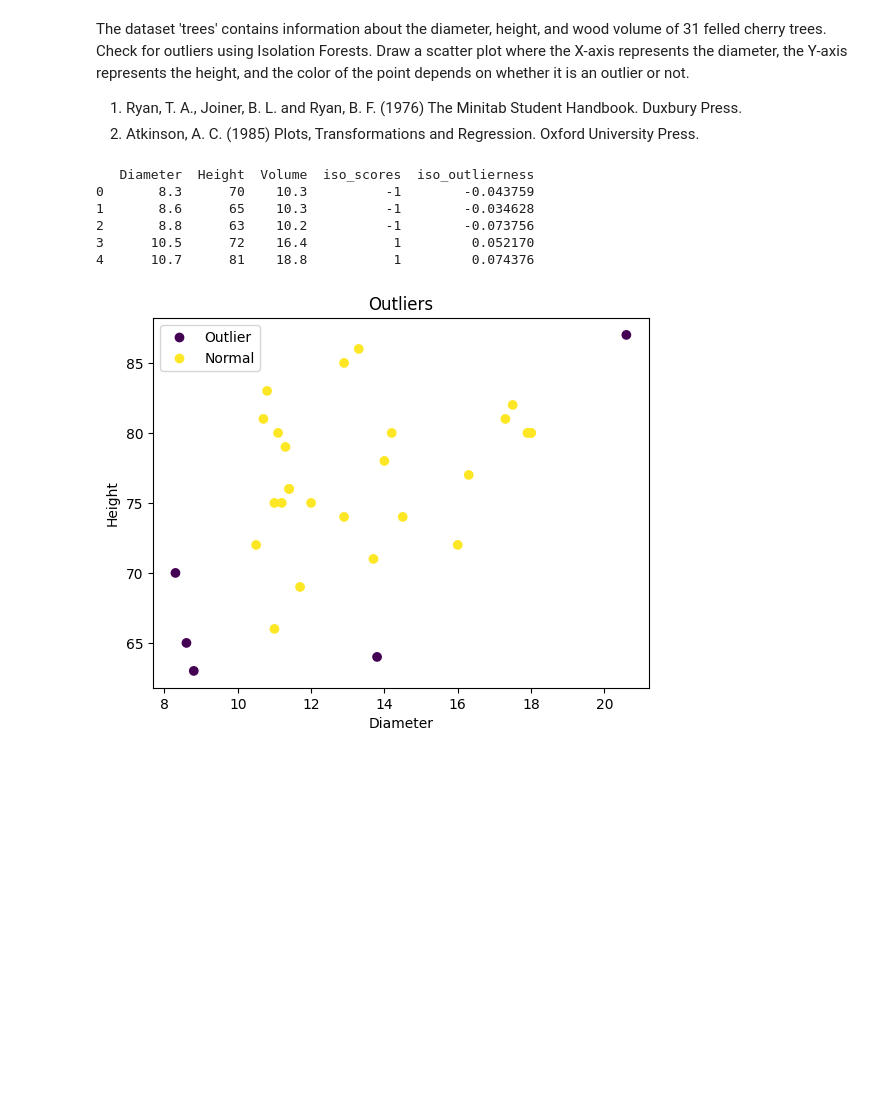
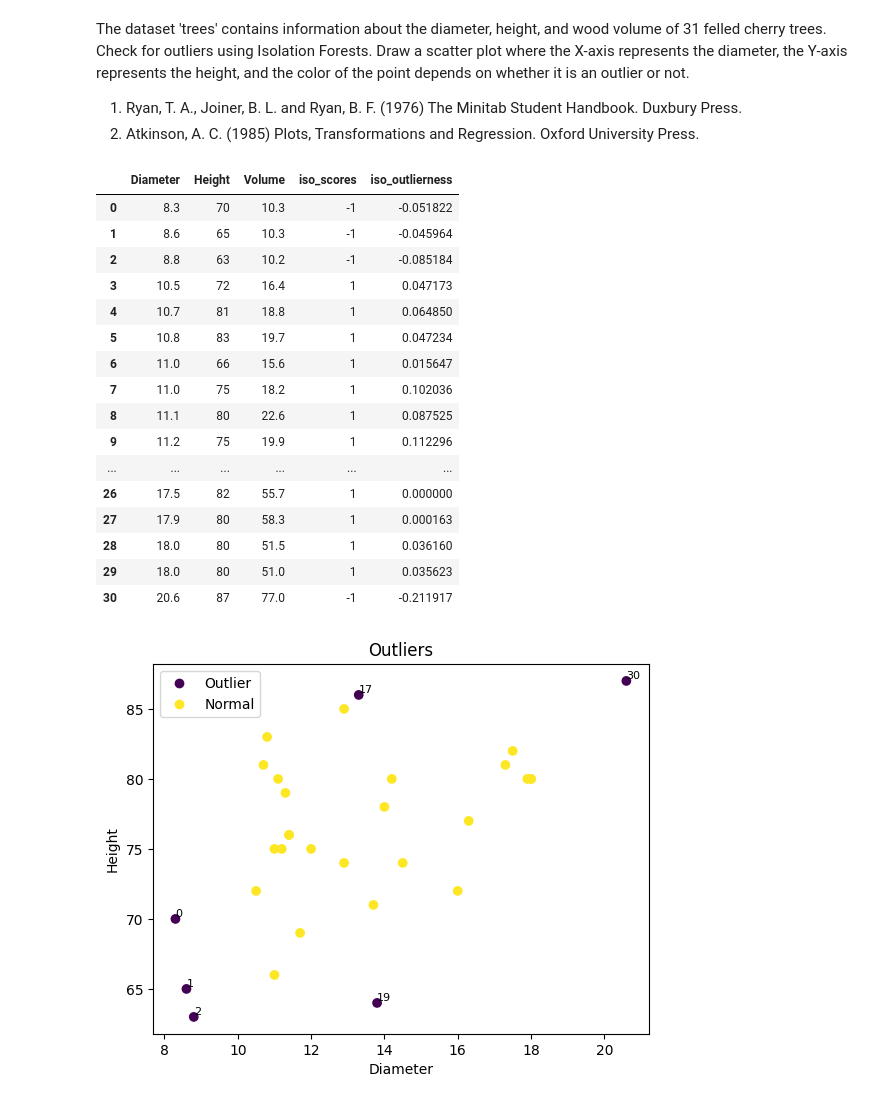
Before and after one commit to mkjmdski/aiwd-python2, a Jupyter notebook: uczenie-maszynowe/solutions/exercises.ipynb, the cells around one changed output. Saved outputs shown, nothing was run; the diff lists cells and outputs as text; code cells hidden in the pictures; blank space fills up the shorter version.

```diff
--- a/uczenie-maszynowe/solutions/exercises.ipynb
+++ b/uczenie-maszynowe/solutions/exercises.ipynb
@@ -9,42 +9,57 @@ import numpy as np
 from sklearn.ensemble import IsolationForest
 import matplotlib.pyplot as plt
 df = pd.read_csv('../data/trees.csv')
 
 iso_forest = IsolationForest(
-    contamination=0.15, # ustawienie maksymalnej liczby anomalii na 15%
-    n_estimators=2000, # liczba drzew w lesie (liczba prób)
+    contamination=0.2, # ustawienie maksymalnej liczby anomalii na 15%
+    n_estimators=2000, # liczba drzew w lesie (liczba prób losowych)
     max_features=0.67, # użycie dwóch z trzech cech
-    random_state=42
 )
 iso_scores = iso_forest.fit_predict(df)
 df = df.assign(
     iso_scores=iso_scores,
     iso_outlierness=iso_forest.decision_function(df)
 )
-
-print(df.head())
+display(df)
 
 # Znalezienie i opisanie najbardziej odstających punktów
 most_outlying = np.argmin(df['iso_outlierness'])  # Najbardziej odstający według Isolation Forest
 df.iloc[most_outlying]
 scatter = plt.scatter(
     df['Diameter'],
     df['Height'],
     c = df['iso_scores']
 )
+
+# Wyświetlenie indexu dla punktów oznaczonych jako outliers
+for idx, row in df.iterrows():
+    if row['iso_scores'] == -1:
+        plt.annotate(idx, (row['Diameter'], row['Height']), fontsize=8, ha='left', va='bottom')
+
 plt.xlabel('Diameter')
 plt.ylabel('Height')
 plt.title('Outliers')
 plt.legend(
     handles = scatter.legend_elements()[0],
     labels = ['Outlier', 'Normal']
 )
 plt.show()
 # %% [output]
-   Diameter  Height  Volume  iso_scores  iso_outlierness
-0       8.3      70    10.3          -1        -0.043759
-1       8.6      65    10.3          -1        -0.034628
-2       8.8      63    10.2          -1        -0.073756
-3      10.5      72    16.4           1         0.052170
-4      10.7      81    18.8           1         0.074376
+|  | Diameter | Height | Volume | iso_scores | iso_outlierness |
+| 0 | 8.3 | 70 | 10.3 | -1 | -0.051822 |
+| 1 | 8.6 | 65 | 10.3 | -1 | -0.045964 |
+| 2 | 8.8 | 63 | 10.2 | -1 | -0.085184 |
+| 3 | 10.5 | 72 | 16.4 | 1 | 0.047173 |
+| 4 | 10.7 | 81 | 18.8 | 1 | 0.064850 |
+| 5 | 10.8 | 83 | 19.7 | 1 | 0.047234 |
+| 6 | 11.0 | 66 | 15.6 | 1 | 0.015647 |
+| 7 | 11.0 | 75 | 18.2 | 1 | 0.102036 |
+| 8 | 11.1 | 80 | 22.6 | 1 | 0.087525 |
+| 9 | 11.2 | 75 | 19.9 | 1 | 0.112296 |
+| ... | ... | ... | ... | ... | ... |
+| 26 | 17.5 | 82 | 55.7 | 1 | 0.000000 |
+| 27 | 17.9 | 80 | 58.3 | 1 | 0.000163 |
+| 28 | 18.0 | 80 | 51.5 | 1 | 0.036160 |
+| 29 | 18.0 | 80 | 51.0 | 1 | 0.035623 |
+| 30 | 20.6 | 87 | 77.0 | -1 | -0.211917 |
-[figure, old version]
+[figure, new version]
```
Also changed, not shown: parts of 2 cells of this notebook.
